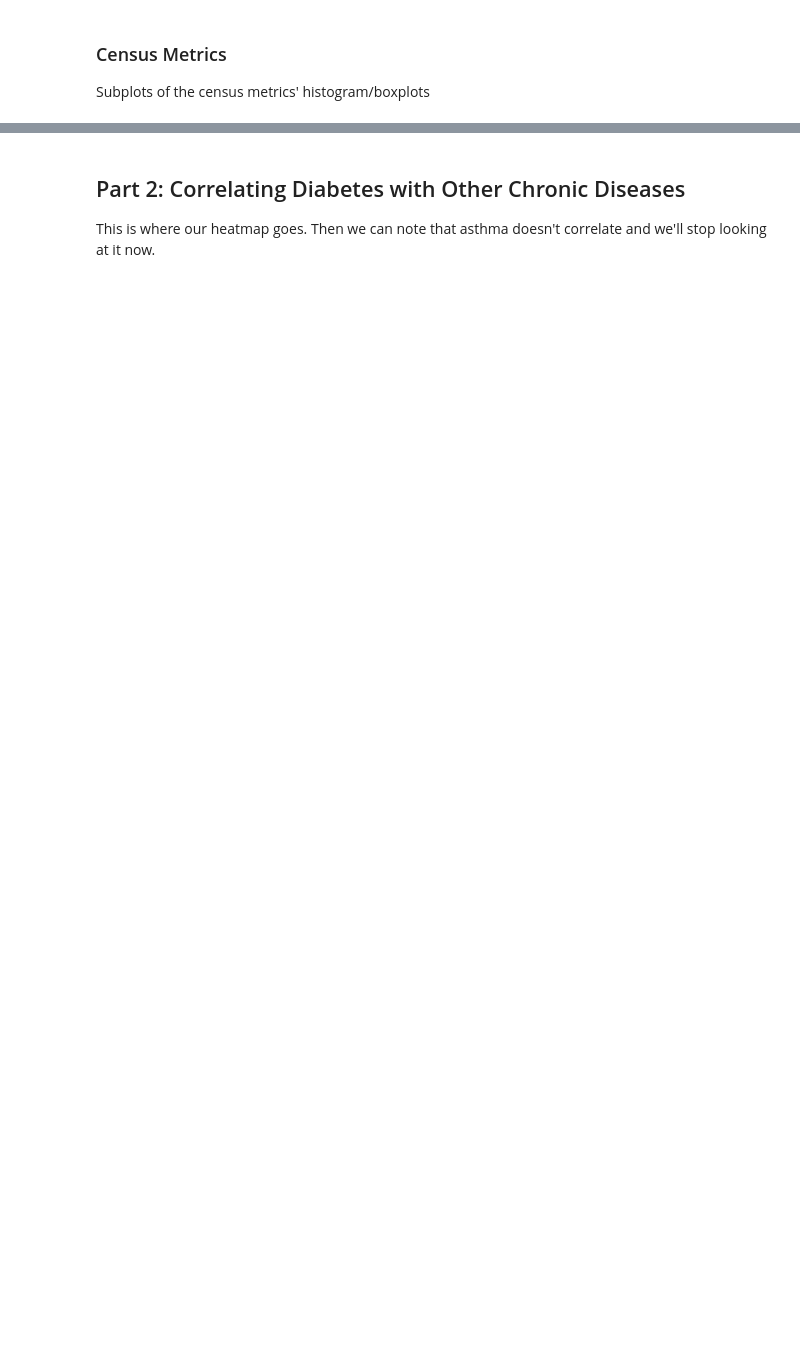
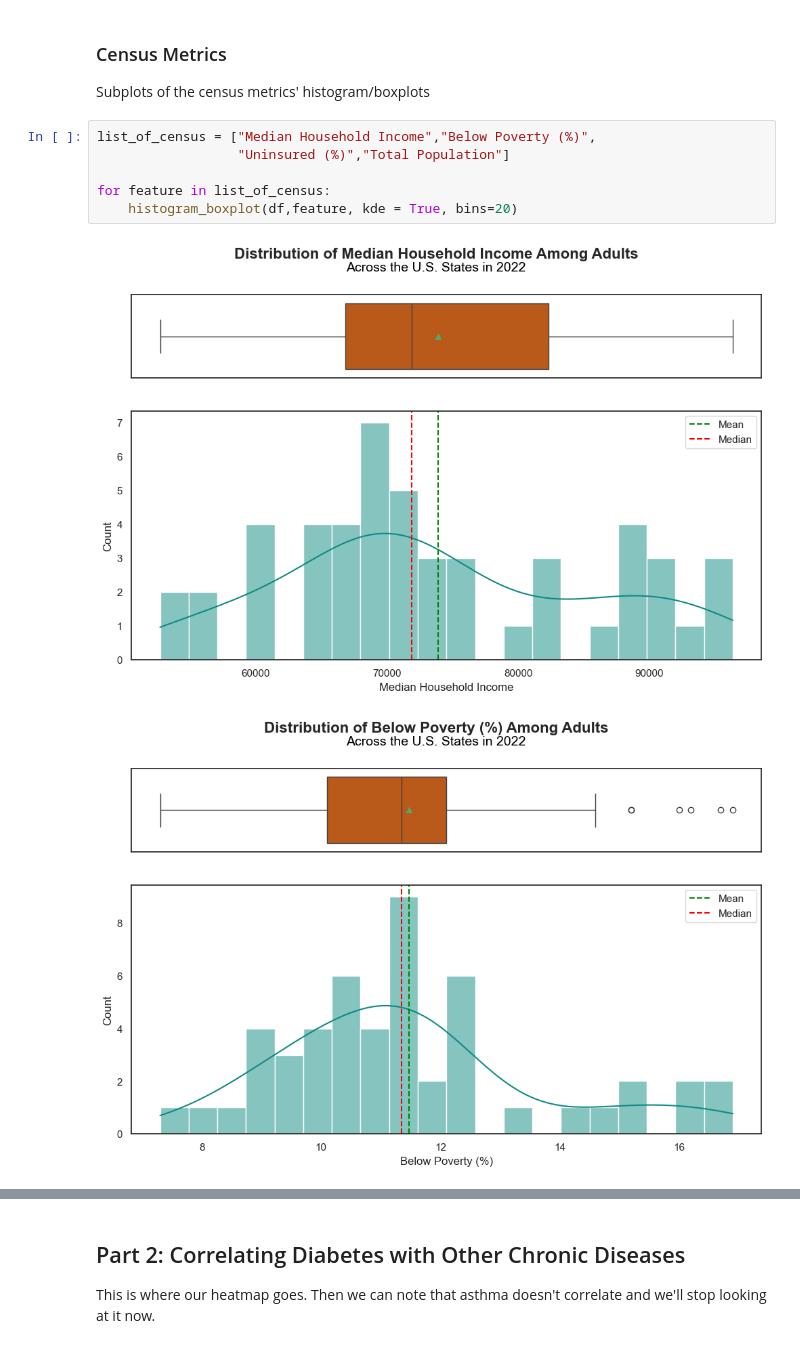
Before and after one commit to duhoang920/siads_593_milestone_1, a Jupyter notebook: main.ipynb, the cells around one changed output, grey strips where cells are left out. Drawn from its saved outputs; the diff is of its cells as text; blank space fills up the shorter version.

```diff
--- a/main.ipynb
+++ b/main.ipynb
@@ -282,3 +341,12 @@ Subplots of the other chronic diseases' histogram/boxplots
 # %% [markdown]
 ### Census Metrics
 Subplots of the census metrics' histogram/boxplots
+# %%
+list_of_census = ["Median Household Income","Below Poverty (%)",
+                  "Uninsured (%)","Total Population"]
+
+for feature in list_of_census:
+    histogram_boxplot(df,feature, kde = True, bins=20)
+# %% [output]
+[figure, added]
+[figure, added]
```
Also changed, not shown: parts of 9 cells of this notebook.
